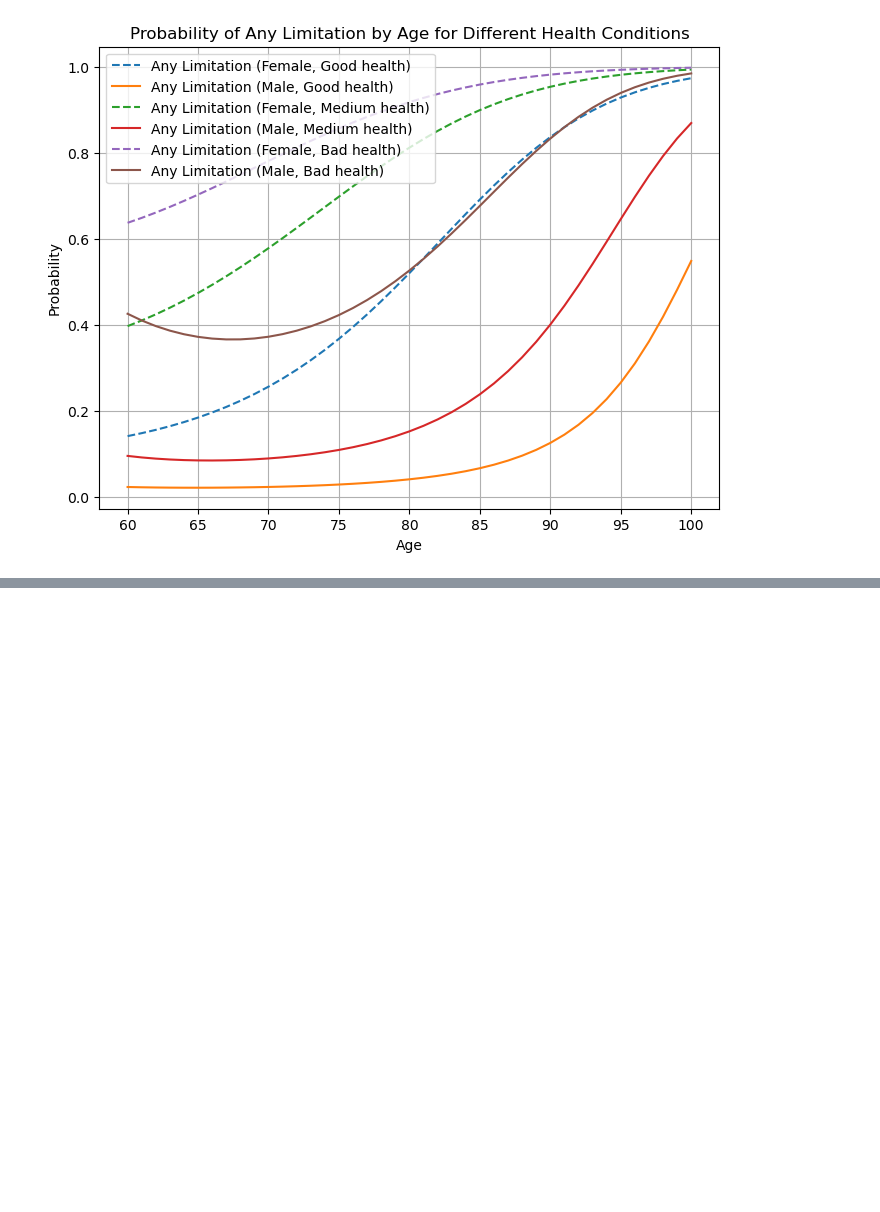
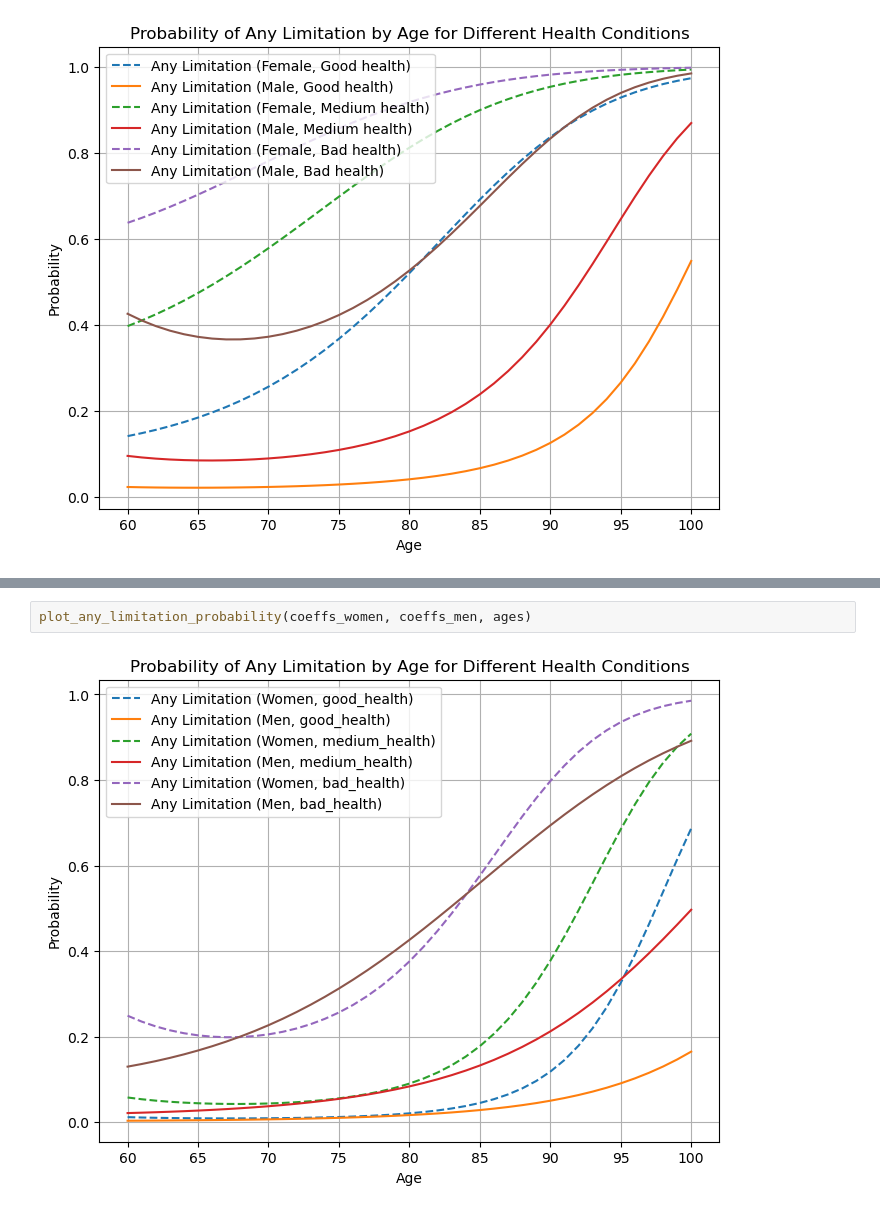
Before and after one commit to segsell/caregiving, a Jupyter notebook: src/sandbox/limitations_with_adl.ipynb, the cells around one changed output, grey strips where cells are left out. Drawn from its saved outputs; the diff is of its cells as text; blank space fills up the shorter version.

```diff
--- a/src/sandbox/limitations_with_adl.ipynb
+++ b/src/sandbox/limitations_with_adl.ipynb
@@ -139,0 +306,4 @@ plot_any_limitation_probability(coeffs_female, coeffs_male, ages)
+# %%
+plot_any_limitation_probability(coeffs_women, coeffs_men, ages)
+# %% [output]
+[figure, added]
```
Also changed, not shown: parts of 5 cells of this notebook, 2 other files.
